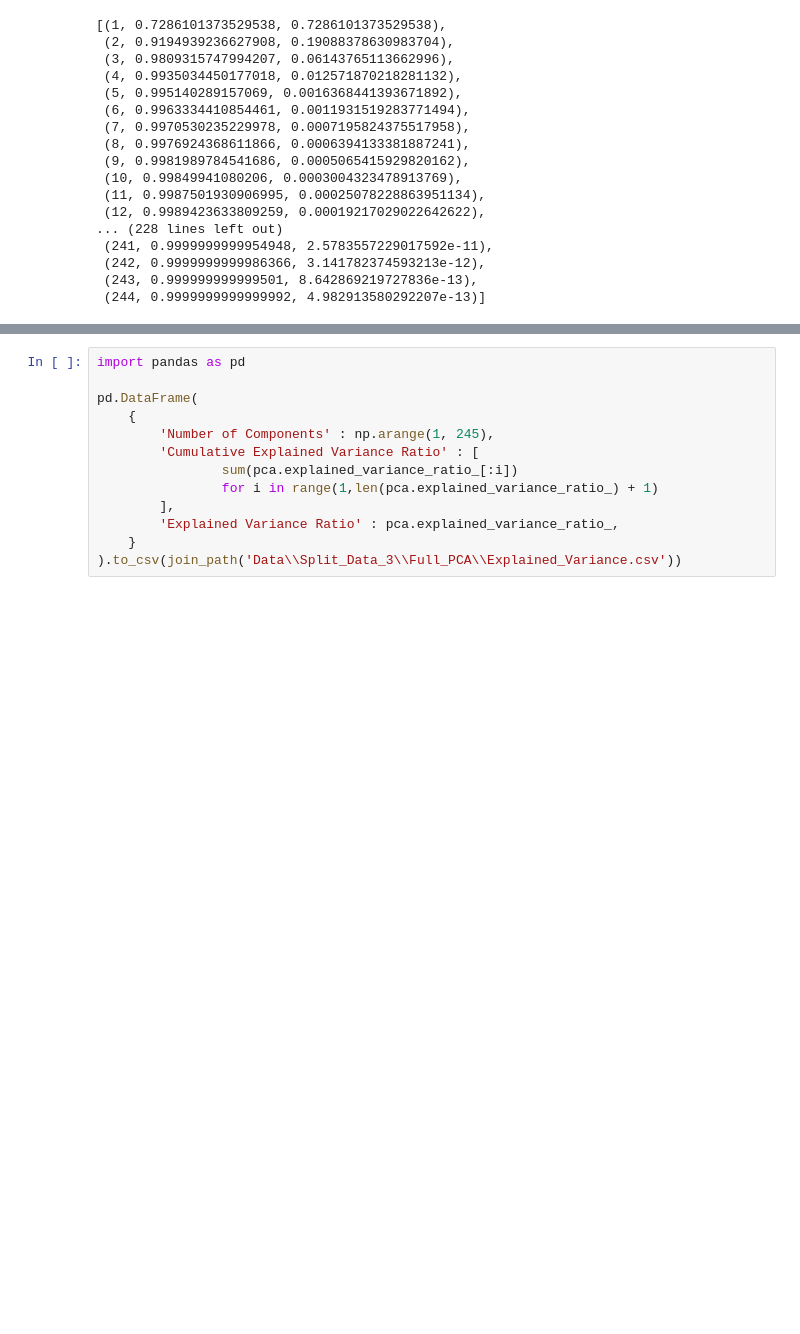
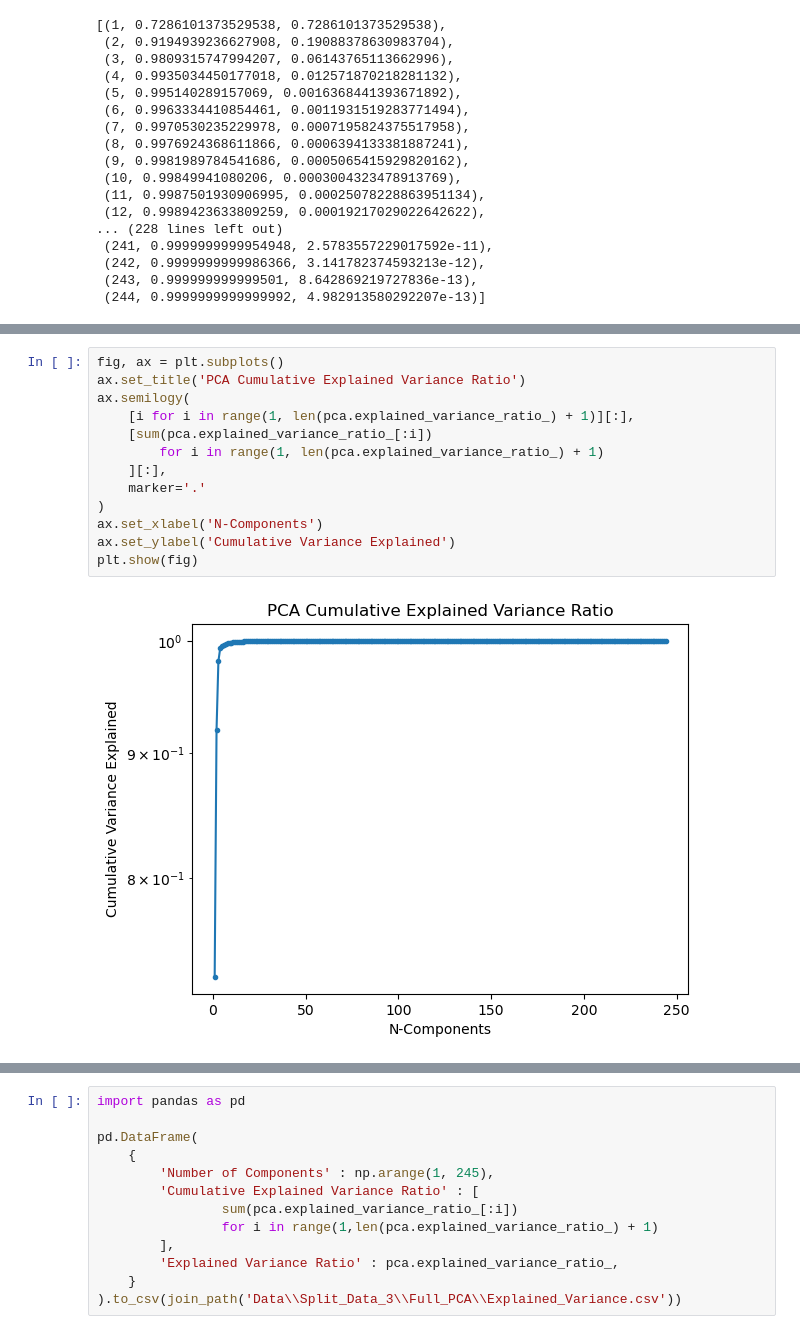
Before and after one commit to DannyCollinson/EMIT-ECOSTRESS, a Jupyter notebook: data_prep/PCA_CNN.ipynb, the cells around one changed output, grey strips where cells are left out. Saved outputs shown, nothing was run; the diff lists cells and outputs as text; blank space fills up the shorter version.

```diff
--- a/data_prep/PCA_CNN.ipynb
+++ b/data_prep/PCA_CNN.ipynb
@@ -114,3 +120,18 @@ ax.plot(
+# %%
+fig, ax = plt.subplots()
+ax.set_title('PCA Cumulative Explained Variance Ratio')
+ax.semilogy(
+    [i for i in range(1, len(pca.explained_variance_ratio_) + 1)][:],
+    [sum(pca.explained_variance_ratio_[:i])
+        for i in range(1, len(pca.explained_variance_ratio_) + 1)
+    ][:],
+    marker='.'
+)
+ax.set_xlabel('N-Components')
+ax.set_ylabel('Cumulative Variance Explained')
+plt.show(fig)
+# %% [output]
+[figure, added]
 # %%
 fig, ax = plt.subplots()
 ax.set_title('PCA Explained Variance Ratio')
```
Also changed, not shown: parts of 16 cells of this notebook, 3 other files.
